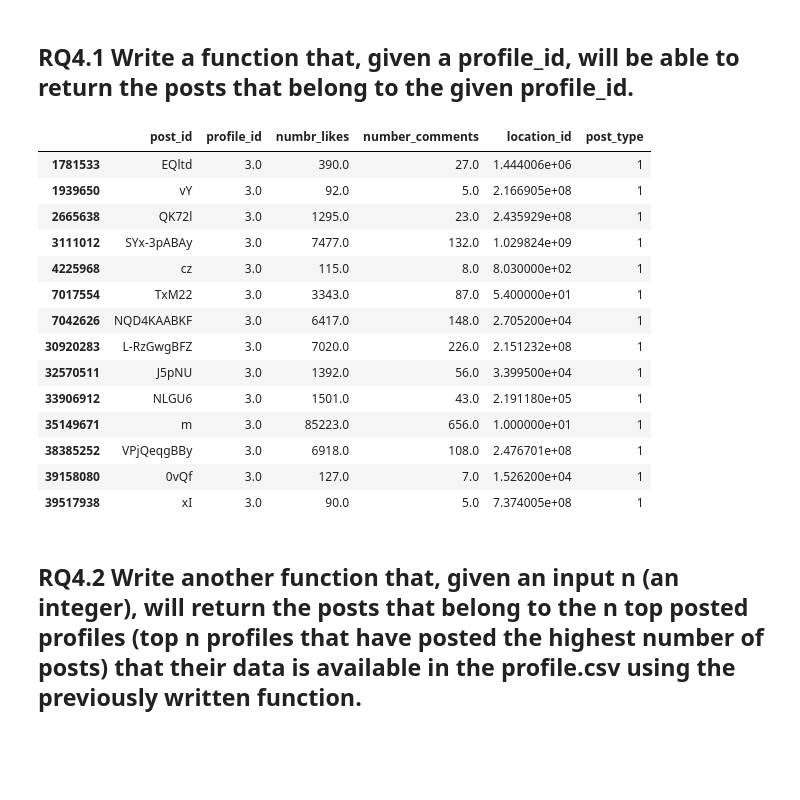
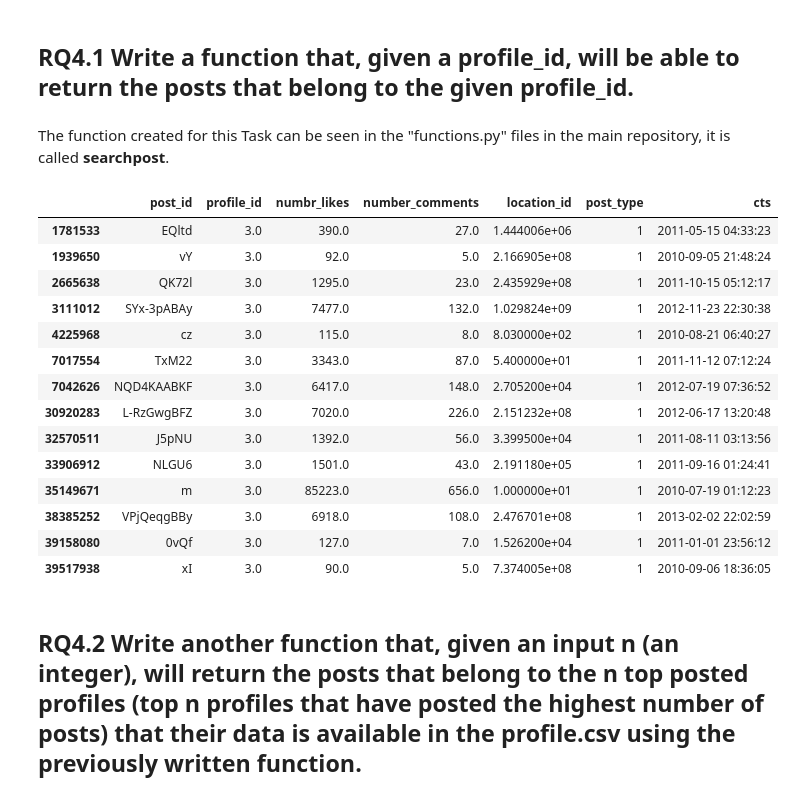
Before and after one commit to MRampo/ADM-HMW2, a Jupyter notebook: 2HW_ADM.ipynb, the cells around one changed output. Saved outputs shown, nothing was run; the diff lists cells and outputs as text; code cells hidden in the pictures; blank space fills up the shorter version.

Commit message:
RQ4, RQ6.2, functions fixed

```diff
--- a/2HW_ADM.ipynb
+++ b/2HW_ADM.ipynb
@@ -445,27 +327,25 @@ As we can see, the users mainly prefer to post between 20:00:00 and 23:59:59, wh
 # [RQ4] In most cases, we will not have a consistent dataset, and the one we are dealing with is not an exception (ex. in the given datasets, you may not find the information of the profiles for some of the posts). So let’s enhance our analysis.
 # %% [markdown]
 ## RQ4.1 Write a function that, given a profile_id, will be able to return the posts that belong to the given profile_id.
-# %%
-def searchpost(profile_id):
-    df=posts[posts.profile_id == profile_id]
-    return df[['post_id','profile_id','numbr_likes','number_comments','location_id','post_type']]
+# %% [markdown]
+The function created for this Task can be seen in the "functions.py" files in the main repository, it is called **searchpost**.
 # %%
-searchpost(profile_id=3.0)
+searchpost(posts,profile_id=3.0)
 # %% [output]
-|  | post_id | profile_id | numbr_likes | number_comments | location_id | post_type |
-| 1781533 | EQltd | 3.0 | 390.0 | 27.0 | 1.444006e+06 | 1 |
-| 1939650 | vY | 3.0 | 92.0 | 5.0 | 2.166905e+08 | 1 |
-| 2665638 | QK72l | 3.0 | 1295.0 | 23.0 | 2.435929e+08 | 1 |
-| 3111012 | SYx-3pABAy | 3.0 | 7477.0 | 132.0 | 1.029824e+09 | 1 |
-| 4225968 | cz | 3.0 | 115.0 | 8.0 | 8.030000e+02 | 1 |
-| 7017554 | TxM22 | 3.0 | 3343.0 | 87.0 | 5.400000e+01 | 1 |
-| 7042626 | NQD4KAABKF | 3.0 | 6417.0 | 148.0 | 2.705200e+04 | 1 |
-| 30920283 | L-RzGwgBFZ | 3.0 | 7020.0 | 226.0 | 2.151232e+08 | 1 |
-| 32570511 | J5pNU | 3.0 | 1392.0 | 56.0 | 3.399500e+04 | 1 |
-| 33906912 | NLGU6 | 3.0 | 1501.0 | 43.0 | 2.191180e+05 | 1 |
-| 35149671 | m | 3.0 | 85223.0 | 656.0 | 1.000000e+01 | 1 |
-| 38385252 | VPjQeqgBBy | 3.0 | 6918.0 | 108.0 | 2.476701e+08 | 1 |
-| 39158080 | 0vQf | 3.0 | 127.0 | 7.0 | 1.526200e+04 | 1 |
-| 39517938 | xI | 3.0 | 90.0 | 5.0 | 7.374005e+08 | 1 |
+|  | post_id | profile_id | numbr_likes | number_comments | location_id | post_type | cts |
+| 1781533 | EQltd | 3.0 | 390.0 | 27.0 | 1.444006e+06 | 1 | 2011-05-15 04:33:23 |
+| 1939650 | vY | 3.0 | 92.0 | 5.0 | 2.166905e+08 | 1 | 2010-09-05 21:48:24 |
+| 2665638 | QK72l | 3.0 | 1295.0 | 23.0 | 2.435929e+08 | 1 | 2011-10-15 05:12:17 |
+| 3111012 | SYx-3pABAy | 3.0 | 7477.0 | 132.0 | 1.029824e+09 | 1 | 2012-11-23 22:30:38 |
+| 4225968 | cz | 3.0 | 115.0 | 8.0 | 8.030000e+02 | 1 | 2010-08-21 06:40:27 |
+| 7017554 | TxM22 | 3.0 | 3343.0 | 87.0 | 5.400000e+01 | 1 | 2011-11-12 07:12:24 |
+| 7042626 | NQD4KAABKF | 3.0 | 6417.0 | 148.0 | 2.705200e+04 | 1 | 2012-07-19 07:36:52 |
+| 30920283 | L-RzGwgBFZ | 3.0 | 7020.0 | 226.0 | 2.151232e+08 | 1 | 2012-06-17 13:20:48 |
+| 32570511 | J5pNU | 3.0 | 1392.0 | 56.0 | 3.399500e+04 | 1 | 2011-08-11 03:13:56 |
+| 33906912 | NLGU6 | 3.0 | 1501.0 | 43.0 | 2.191180e+05 | 1 | 2011-09-16 01:24:41 |
+| 35149671 | m | 3.0 | 85223.0 | 656.0 | 1.000000e+01 | 1 | 2010-07-19 01:12:23 |
+| 38385252 | VPjQeqgBBy | 3.0 | 6918.0 | 108.0 | 2.476701e+08 | 1 | 2013-02-02 22:02:59 |
+| 39158080 | 0vQf | 3.0 | 127.0 | 7.0 | 1.526200e+04 | 1 | 2011-01-01 23:56:12 |
+| 39517938 | xI | 3.0 | 90.0 | 5.0 | 7.374005e+08 | 1 | 2010-09-06 18:36:05 |
 # %% [markdown]
 ## RQ4.2 Write another function that, given an input n (an integer), will return the posts that belong to the n top posted profiles (top n profiles that have posted the highest number of posts) that their data is available in the profile.csv using the previously written function.
```
Also changed, not shown: parts of 92 cells of this notebook, 1 other file.
